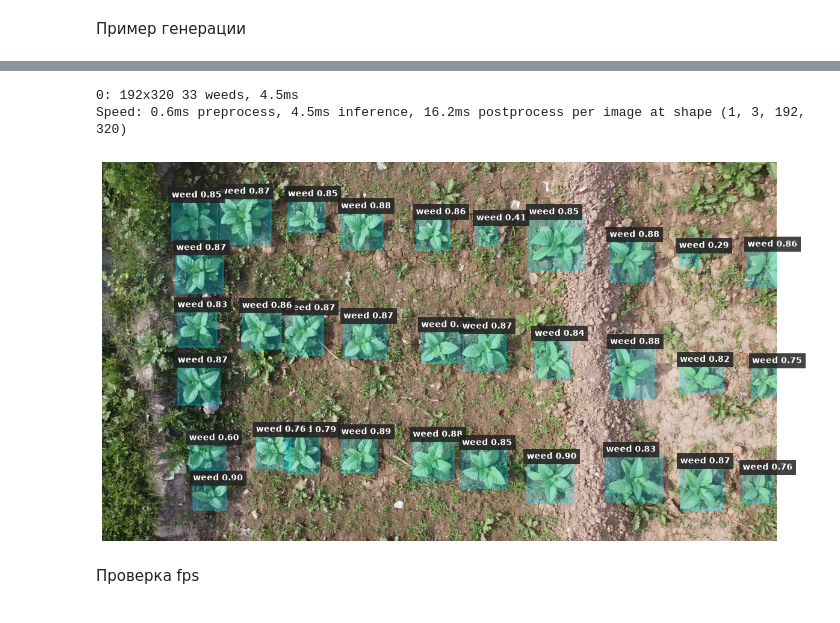
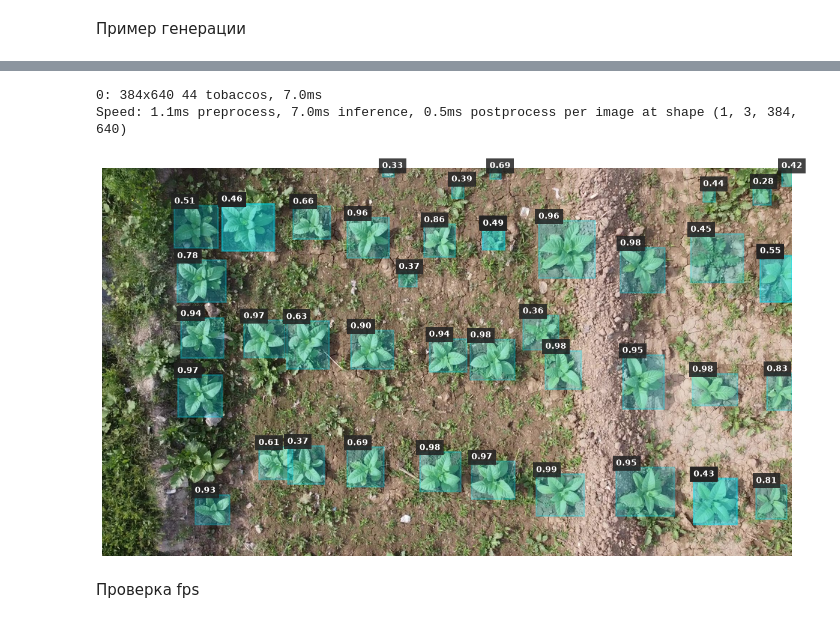
Before and after one commit to LaLa-Lisa/tobacco-article, a Jupyter notebook: manual_notebooks/first.ipynb, the cells around one changed output, grey strips where cells are left out. Saved outputs shown, nothing was run; the diff lists cells and outputs as text; code cells hidden in the pictures.

```diff
--- a/manual_notebooks/first.ipynb
+++ b/manual_notebooks/first.ipynb
@@ -40,0 +54,38 @@ model = YOLO(ROOT / "best.pt")
+# %%
+data_yaml = DATASET_PATH / "data.generated.yaml"
+data_cache = ROOT / "disk"
+
+model.train(
+    data=data_yaml,
+    epochs=50,
+    imgsz=640,
+    batch=14,
+    device=0,
+    amp=True,
+    workers=8,
+
+    lr0=0.005,
+    lrf=0.1,
+    momentum=0.937,
+    weight_decay=0.0005,
+    warmup_epochs=5,
+    warmup_momentum=0.8,
+    warmup_bias_lr=0.1,
+    cos_lr=True,
+
+    augment=True,
+    mosaic=0.8,
+    mixup=0.3,
+    hsv_h=0.015,
+    hsv_s=0.7,
+    hsv_v=0.4,
+    translate=0.1,
+    scale=0.5,
+    fliplr=0.5,
+    flipud=0.0,
+
+    patience=15,
+    save_period=1,
+    cache=data_cache,
+    plots=True
+)
@@ -87,37 +173,38 @@ for result in results:
                 (x1, y1),
                 x2 - x1,
                 y2 - y1,
                 linewidth=2,
                 edgecolor=color,
                 facecolor=color,
                 alpha=0.25
             )
 
             ax.add_patch(rect)
 
             # Label with background
             ax.text(
                 x1,
                 max(0, y1 - 5),
-                f"{class_name} {conf:.2f}",
+                # f"{class_name} {conf:.2f}",
+                f"{conf:.2f}",
                 color="white",
                 fontsize=10,
                 fontweight="bold",
                 bbox={
                     "facecolor": "#222222",
                     "alpha": 0.85,
                     "edgecolor": "none",
                     "pad": 4
                 }
             )
 
     ax.axis("off")
     plt.tight_layout()
     plt.show()
 # %% [output]
-0: 192x320 33 weeds, 4.5ms
-Speed: 0.6ms preprocess, 4.5ms inference, 16.2ms postprocess per image at shape (1, 3, 192, 320)
+0: 384x640 44 tobaccos, 7.0ms
+Speed: 1.1ms preprocess, 7.0ms inference, 0.5ms postprocess per image at shape (1, 3, 384, 640)
-[figure, old version]
+[figure, new version]
 # %% [markdown]
 Проверка fps
 # %%
```
Also changed, not shown: parts of 8 cells of this notebook, 1 other file.
